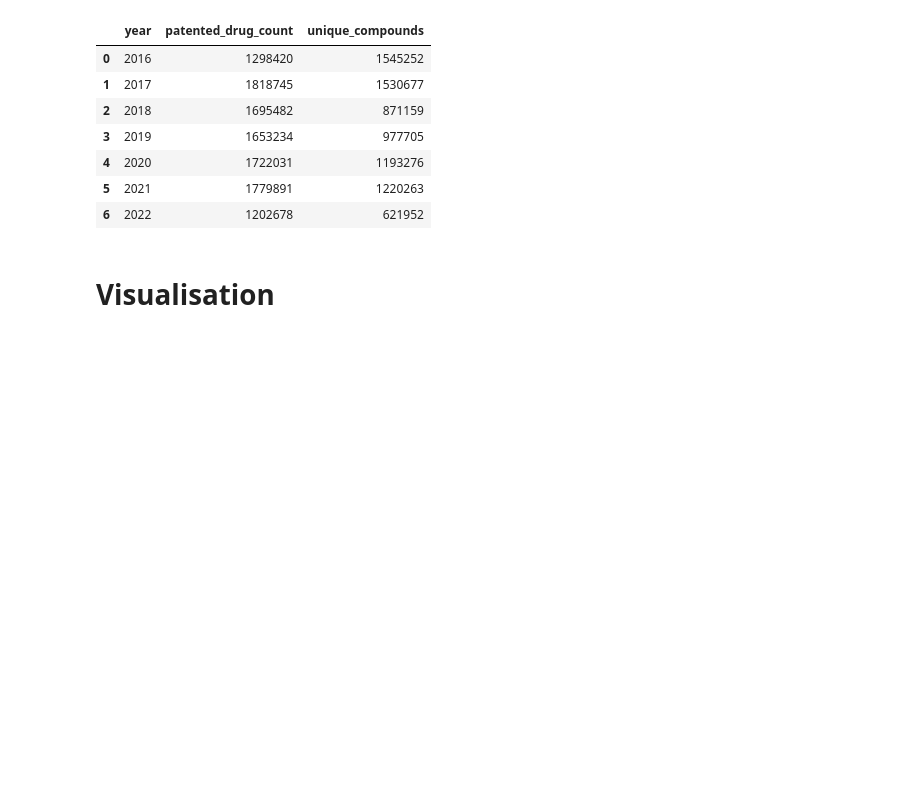
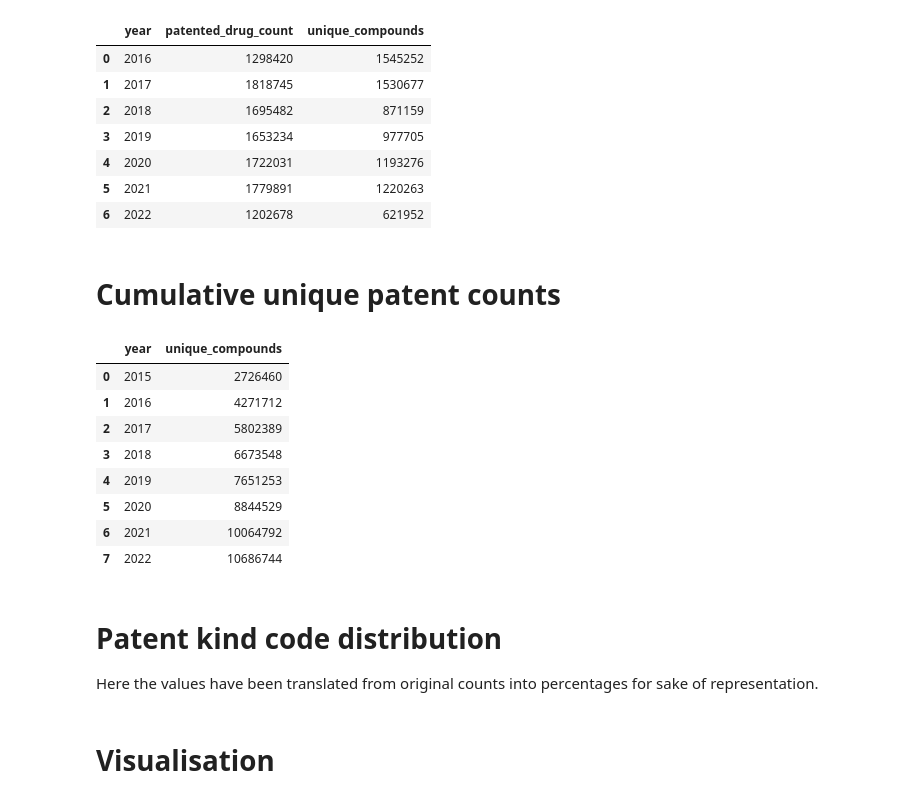
Before and after one commit to Fraunhofer-ITMP/patent-clinical-candidate-characteristics, a Jupyter notebook: notebooks/3_0_1_data_distribution.ipynb, the cells around one changed output. Cells and saved outputs as stored; diff of their text form; code cells hidden in the pictures; blank space fills up the shorter version.

```diff
--- a/notebooks/3_0_1_data_distribution.ipynb
+++ b/notebooks/3_0_1_data_distribution.ipynb
@@ -103,3 +104,30 @@ compound_count_df
 | 4 | 2020 | 1722031 | 1193276 |
 | 5 | 2021 | 1779891 | 1220263 |
 | 6 | 2022 | 1202678 | 621952 |
+# %% [markdown]
+# Cumulative unique patent counts
+# %%
+cummulative_counts = []
+
+for year in tqdm(surechembl_df["year"].unique()):
+    t = surechembl_df[surechembl_df["year"] <= year]
+    cummulative_counts.append({
+        "year": year,
+        "unique_compounds": t["InChIKey"].nunique(),
+    })
+
+cummulative_counts_df = pd.DataFrame(cummulative_counts)
+cummulative_counts_df
+# %% [output]
+|  | year | unique_compounds |
+| 0 | 2015 | 2726460 |
+| 1 | 2016 | 4271712 |
+| 2 | 2017 | 5802389 |
+| 3 | 2018 | 6673548 |
+| 4 | 2019 | 7651253 |
+| 5 | 2020 | 8844529 |
+| 6 | 2021 | 10064792 |
+| 7 | 2022 | 10686744 |
+# %% [markdown]
+# Patent kind code distribution
+Here the values have been translated from original counts into percentages for sake of representation.
```
Also changed, not shown: parts of 5 cells of this notebook, 1 other file.
